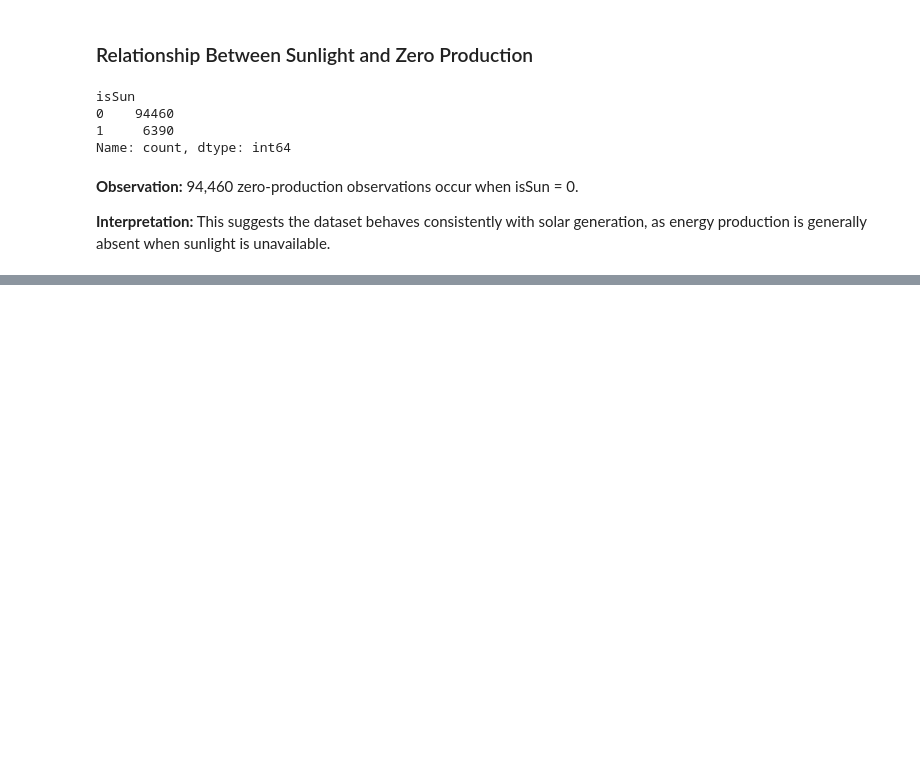
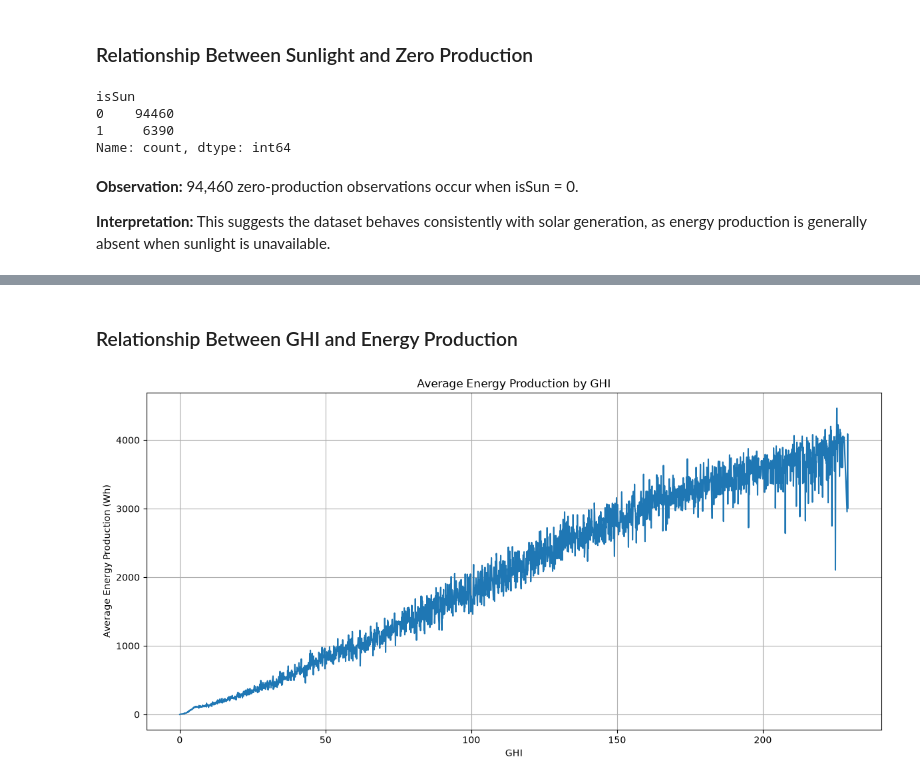
Before and after one commit to raminrad96/renewable-energy-intelligence, a Jupyter notebook: notebooks/01_data_understanding.ipynb, the cells around one changed output, grey strips where cells are left out. Saved outputs shown, nothing was run; the diff lists cells and outputs as text; code cells hidden in the pictures; blank space fills up the shorter version.

```diff
--- a/notebooks/01_data_understanding.ipynb
+++ b/notebooks/01_data_understanding.ipynb
@@ -82,0 +221,29 @@ This suggests the dataset behaves consistently with solar generation, as energy
+# %% [markdown]
+### Relationship Between GHI and Energy Production
+# %%
+ghi_energy = df.groupby("GHI")["Energy delta[Wh]"].mean()
+
+ghi_energy.head()
+# %%
+import matplotlib.pyplot as plt
+
+plt.figure(figsize=(12, 6))
+
+ghi_energy.plot()
+
+plt.title("Average Energy Production by GHI")
+plt.xlabel("GHI")
+plt.ylabel("Average Energy Production (Wh)")
+
+plt.grid(True)
+plt.tight_layout()
+
+plt.savefig(
+    "../outputs/figures/03_ghi_vs_energy.png",
+    dpi=300,
+    bbox_inches="tight"
+)
+
+plt.show()
+# %% [output]
+[figure, added]
```
Also changed, not shown: parts of 41 cells of this notebook, 6 other files.
